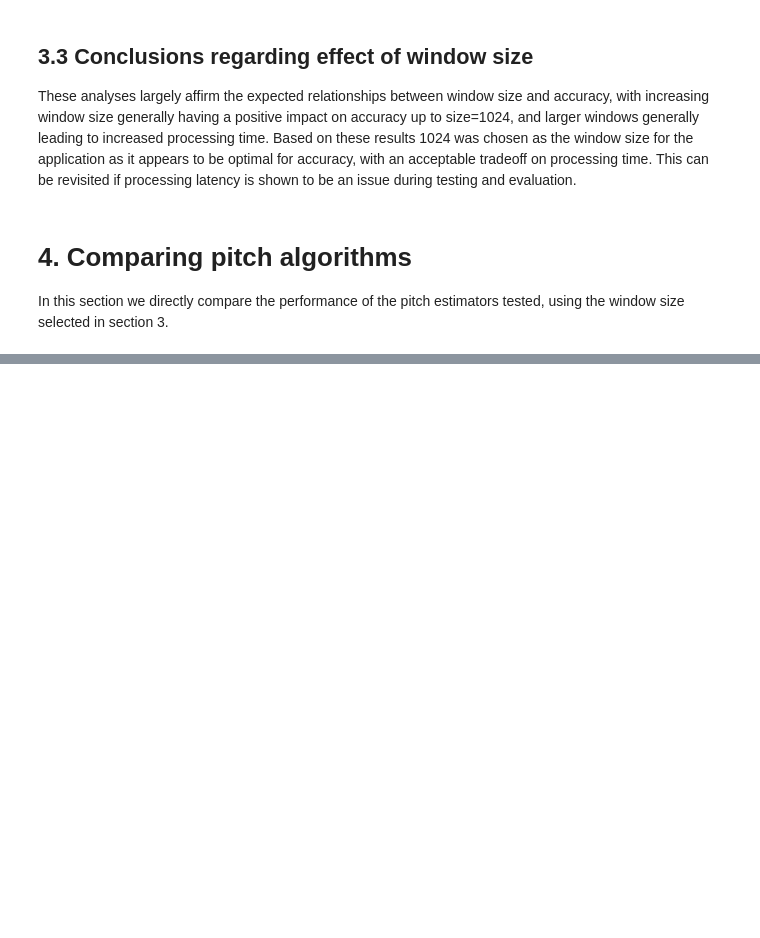
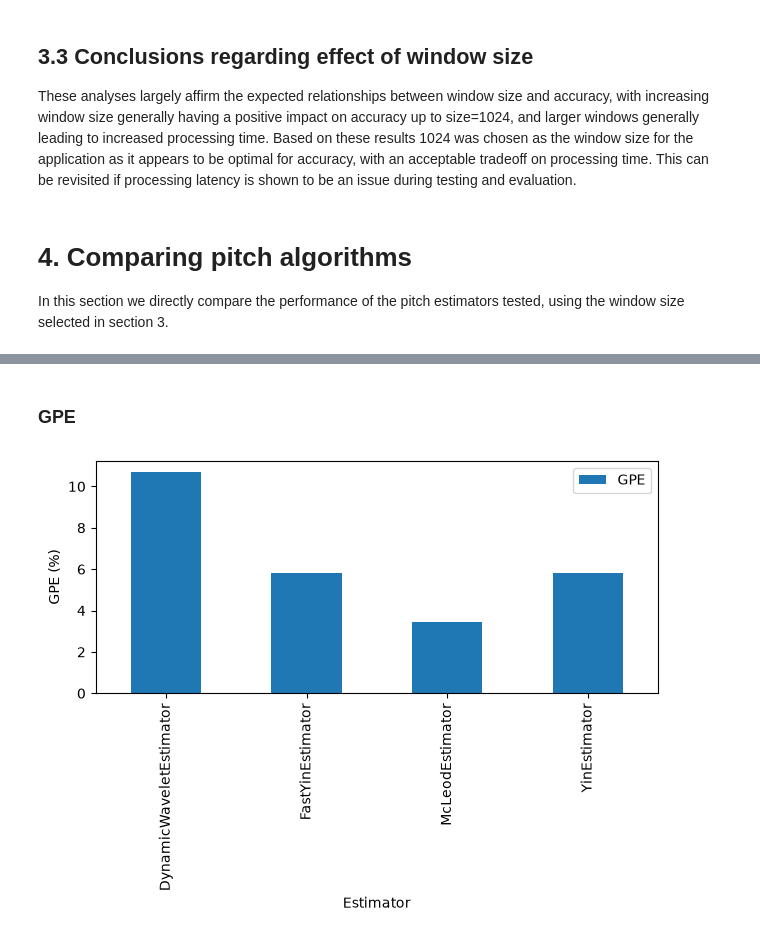
Before and after one commit to sgo4/CSM500-2026-APR_Project, a Jupyter notebook: SawEars_client/algorithm_development/src/main/python/Analysis.ipynb, the cells around one changed output, grey strips where cells are left out. Saved outputs shown, nothing was run; the diff lists cells and outputs as text; code cells hidden in the pictures; blank space fills up the shorter version.

```diff
--- a/SawEars_client/algorithm_development/src/main/python/Analysis.ipynb
+++ b/SawEars_client/algorithm_development/src/main/python/Analysis.ipynb
@@ -161,0 +229,6 @@ df.head()
+# %% [markdown]
+### GPE
+# %%
+estimator_comparison_plot(df,"GPE")
+# %% [output]
+[figure, added]
```
Also changed, not shown: parts of 16 cells of this notebook, 17 other files.
